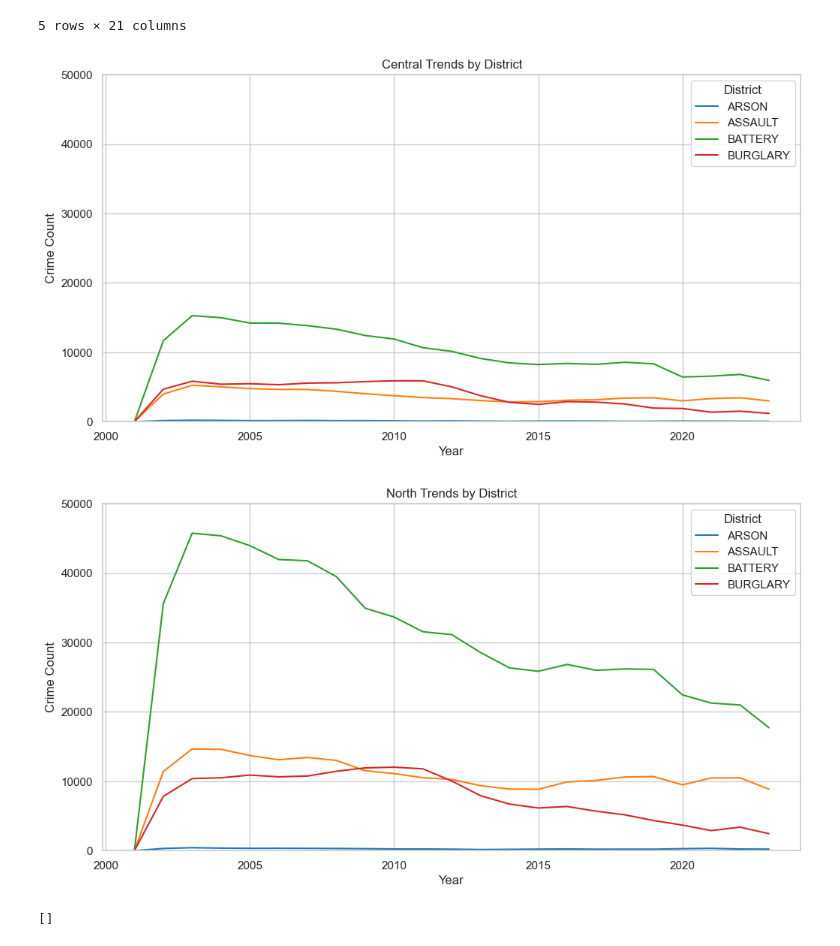
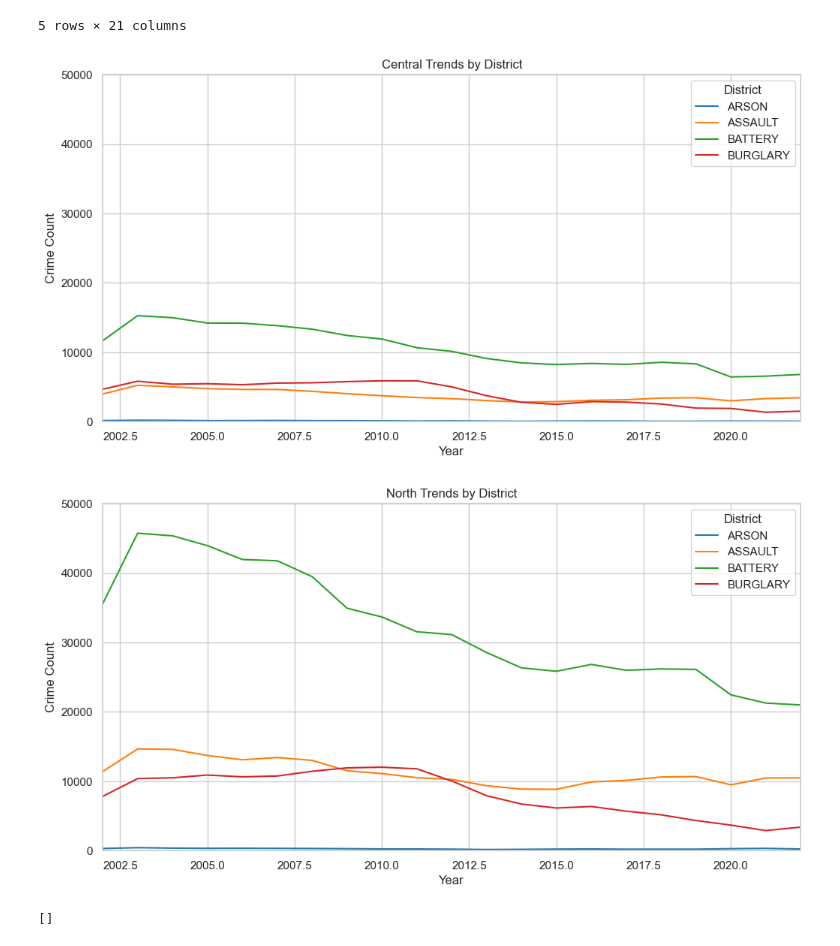
Before and after one commit to NathanRosse/Project1, a Jupyter notebook: hotspots.ipynb, the cells around one changed output. Drawn from its saved outputs; the diff is of its cells as text; code cells hidden in the pictures.

```diff
--- a/hotspots.ipynb
+++ b/hotspots.ipynb
@@ -360,34 +355,36 @@ plt.title("Central Trends by District")
 plt.xlabel("Year")
 plt.ylabel("Crime Count")
 plt.ylim(0,50000)
+plt.xlim(2002,2022)
 plt.legend(title='District')
 plt.savefig("outputs/Fig5.png")
 plt.show()
 # %% [output]
-[figure, old version]
+[figure, new version]
 # %%
 #North District Time Plot
 north_plot = df_with_district[df_with_district["district_name"]=="North District"]
 crimes_north_district = north_plot.groupby(['Year', 'Primary Type']).size().reset_index(name='Count')
 
 # Create a line plot with different colored lines for each crime type
 plt.figure(figsize=(12, 6))
 sns.set(style="whitegrid")
 palette = sns.color_palette("tab10", n_colors=4)
 
 # Modify this line to use the correct column name for the count of crimes
 sns.lineplot(data=crimes_north_district, x='Year', y='Count', hue='Primary Type', errorbar=None, palette=palette)
 
 # Customize the appearance of the plot
 plt.title("North Trends by District")
 plt.xlabel("Year")
 plt.ylabel("Crime Count")
 plt.ylim(0,50000)
+plt.xlim(2002,2022)
 plt.legend(title='District')
 plt.savefig("outputs/Fig6.png")
 plt.show()
 # %% [output]
-[figure, old version]
+[figure, new version]
 # %%
 #South District Time Plot
 south_plot = df_with_district[df_with_district["district_name"]=="South District"]
```
Also changed, not shown: parts of 2 cells of this notebook, 3 other files.
